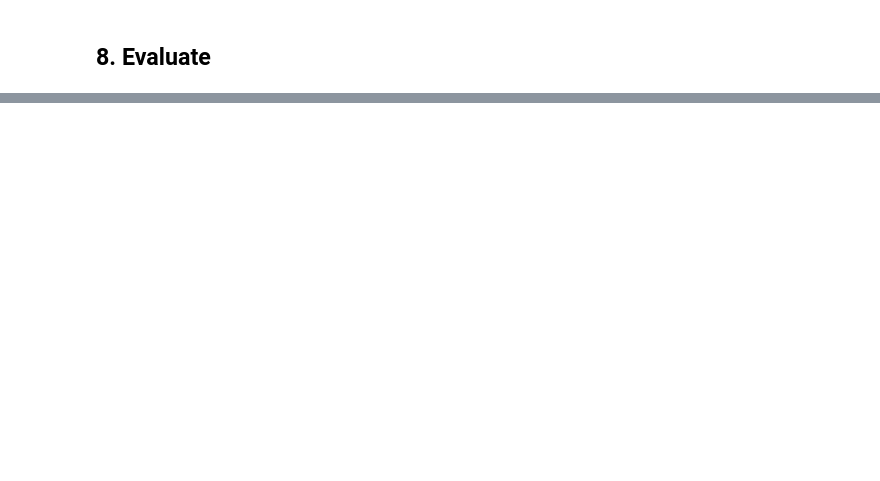
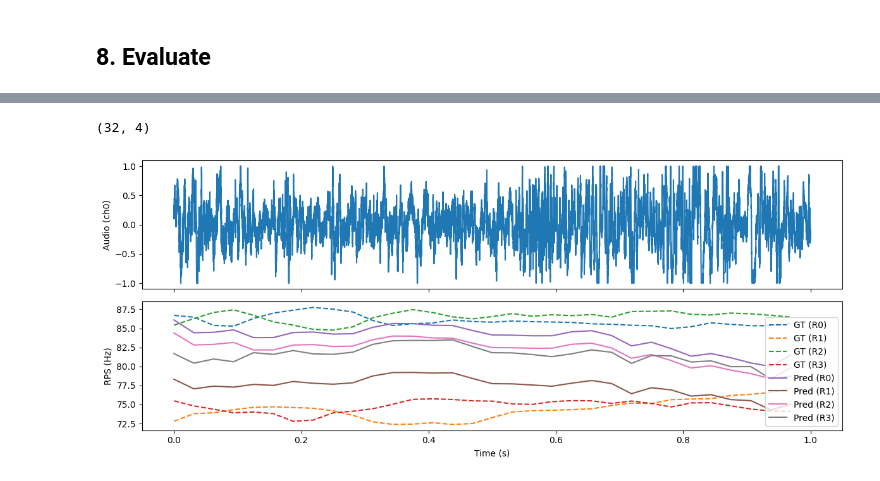
Before and after one commit to flyingleafe/Edge-BS-RoFormer-DroneNoise-LibriMix, a Jupyter notebook: notebooks/dregon_rps_minimal.ipynb, the cells around one changed output, grey strips where cells are left out. Drawn from its saved outputs; the diff is of its cells as text; code cells hidden in the pictures; blank space fills up the shorter version.

```diff
--- a/notebooks/dregon_rps_minimal.ipynb
+++ b/notebooks/dregon_rps_minimal.ipynb
@@ -253,0 +324,4 @@ model.load_state_dict(state_dict)
+# %%
+IDX = 3
+
+plot_audio_and_rps(valid_timeframes[IDX][1])
@@ -253,0 +330,4 @@ model.load_state_dict(state_dict)
+# %%
+chunk_2 = valid_timeframes[IDX][1]
+input_audio = chunk_2["audio"].samples.T
+input_audio.shape
@@ -253,0 +336,3 @@ model.load_state_dict(state_dict)
+# %%
+with torch.no_grad():
+    res = model(torch.from_numpy(input_audio).to(dtype=torch.float32))
@@ -253,0 +360,6 @@ model.load_state_dict(state_dict)
+# %%
+res_tf = UniformSeries.from_samples(samples=res[0].T, sr=res.shape[-1]/chunk_2.duration, t_start=chunk_2.t_start)
+plot_audio_and_rps(chunk_2, prediction=res_tf, channel=0)
+# %% [output]
+(32, 4)
+[figure, added]
```
Also changed, not shown: parts of 18 cells of this notebook, 19 other files.
